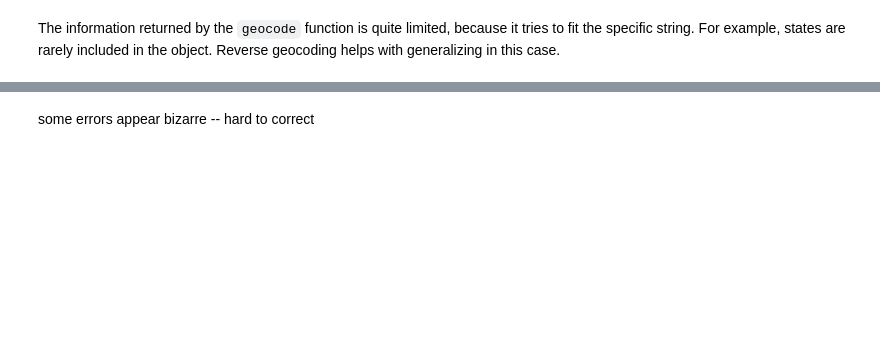
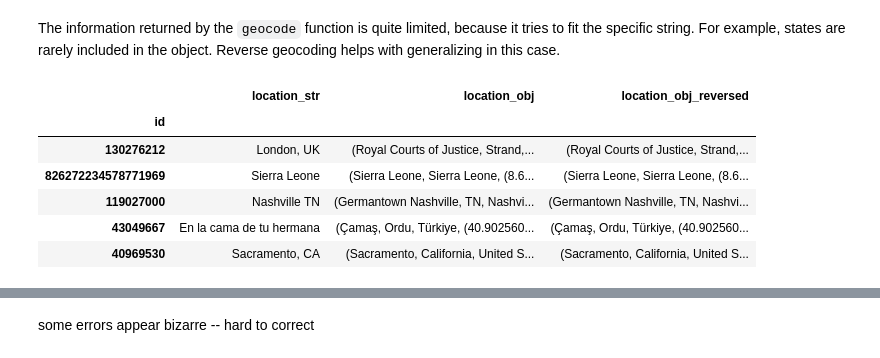
Before and after one commit to hide-ous/twitter_polls, a Jupyter notebook: geocode_from_bios.ipynb, the cells around one changed output, grey strips where cells are left out. Cells and saved outputs as stored; diff of their text form; code cells hidden in the pictures; blank space fills up the shorter version.

```diff
--- a/geocode_from_bios.ipynb
+++ b/geocode_from_bios.ipynb
@@ -190,4 +240,20 @@ len(timed_out)
 resolved_reverse = dict()
 tested_reverse = set()
 timed_out_reverse = set()
+# %%
+if os.path.exists(os.path.join(DATA_PATH, 'resolved_reverse.pkl')):
+    with open(os.path.join(DATA_PATH, 'resolved_reverse.pkl'), 'rb') as f:
+        resolved_reverse = pickle.load(f)
+else:
+    resolved_reverse = dict()
+if os.path.exists(os.path.join(DATA_PATH, 'tested_reverse.pkl')):
+    with open(os.path.join(DATA_PATH, 'tested_reverse.pkl'), 'rb') as f:
+        tested_reverse = pickle.load(f)
+else:
+    tested_reverse = set()
+if os.path.exists(os.path.join(DATA_PATH, 'timed_out_reverse.pkl')):
+    with open(os.path.join(DATA_PATH, 'timed_out_reverse.pkl'), 'rb') as f:
+        timed_out_reverse = pickle.load(f)
+else:
+    timed_out_reverse = set()
 # %%
@@ -234,2 +345,12 @@ locations['location_obj_reversed'] = locations.location_str.map(resolved_reverse
+# %%
+locations.head()
+# %% [output]
+|  | location_str | location_obj | location_obj_reversed |
+| id |  |  |  |
+| 130276212 | London, UK | (Royal Courts of Justice, Strand,... | (Royal Courts of Justice, Strand,... |
+| 826272234578771969 | Sierra Leone | (Sierra Leone, Sierra Leone, (8.6... | (Sierra Leone, Sierra Leone, (8.6... |
+| 119027000 | Nashville TN | (Germantown Nashville, TN, Nashvi... | (Germantown Nashville, TN, Nashvi... |
+| 43049667 | En la cama de tu hermana | (Çamaş, Ordu, Türkiye, (40.902560... | (Çamaş, Ordu, Türkiye, (40.902560... |
+| 40969530 | Sacramento, CA | (Sacramento, California, United S... | (Sacramento, California, United S... |
 # %%
 # unpack address information
```
Also changed, not shown: parts of 56 cells of this notebook, 2 other files.
